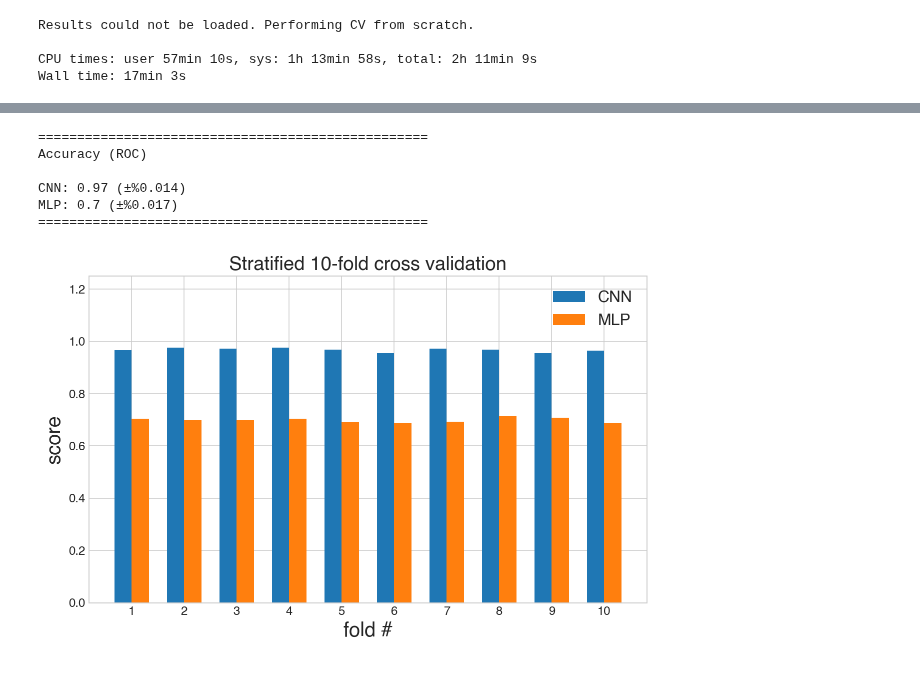
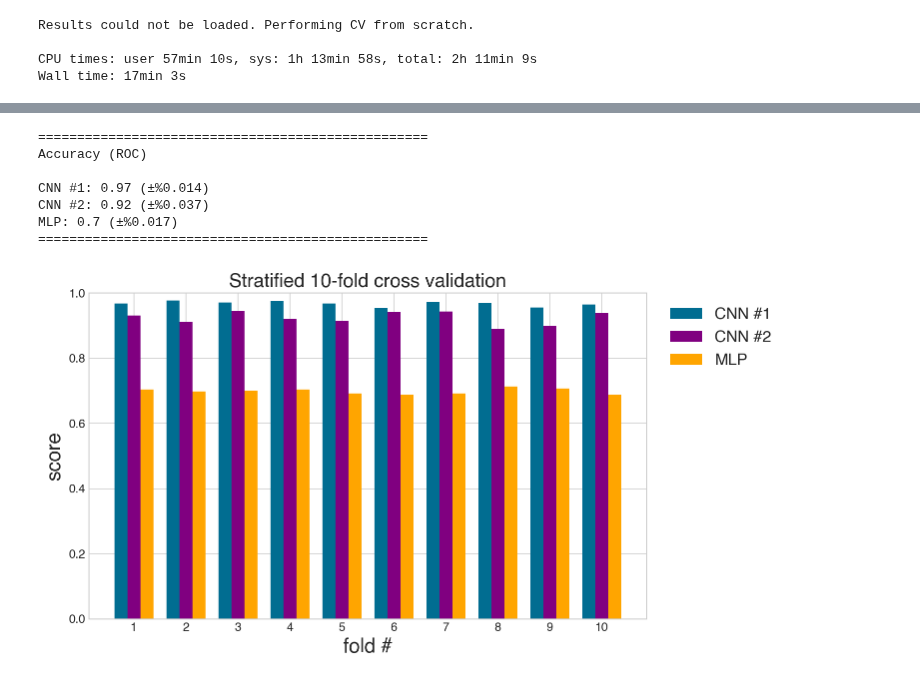
Before and after one commit to SMU-ML-2017/Project7, a Jupyter notebook: Project7.ipynb, the cells around one changed output, grey strips where cells are left out. Saved outputs shown, nothing was run; the diff lists cells and outputs as text; code cells hidden in the pictures.

Commit message:
Most visualization + CNN 2 processing done

```diff
--- a/Project7.ipynb
+++ b/Project7.ipynb
@@ -628,3 +606,37 @@ plt.title('CNN: Binary accuracy by epoch (all folds)');
+# %%
+cnn2_params = dict(
+    input_shape=image_size,
+
+    n_filters=[32,64,64,128],
+    dense_sizes=[128,128,128,128],
+
+    output_size=2,
+
+    loss='binary_crossentropy',
+    optimizer='Nadam',
+    metrics=['binary_accuracy'],
+
+    batch_size=32,
+    epochs=40,
+    shuffle=True,
+    verbose=0,
+    epoch_callback=None # do not remove
+)
+# %%
+import os.path
+archive_name = 'cnn2_cv_result_50k_50_50_10f_roc.npz'
+archive_exists = os.path.isfile(archive_name)
+
+if not archive_exists:
+    print('Results could not be loaded. Performing CV from scratch.')
+    cnn2_scores, cnn2_nets = cv.run(ConvolutionalNeuralNet, cnn2_params, data, target)
+    cnn2_accs = CrossValidation.get_logs_from_nets(cnn2_nets, 'binary_accuracy')
+    np.savez(archive_name, scores=cnn2_scores, accs=cnn2_accs)
+else:
+    print('Archived results found on disk. Reloading.')
+    print(f'(to perform CV from scratch, delete {archive_name})')
+    ds = np.load(archive_name)
+    cnn2_scores, cnn2_accs = ds['scores'], ds['accs']
 # %% [markdown]
 # MLP Comparison
 # %%
@@ -663,12 +678,16 @@ Accuracy (ROC): 0.70 (±0.02)
 # %%
-graph_cv_compare(scores, mlp_scores, ['CNN', 'MLP'])
+graph_cv_compare([scores, cnn2_scores, mlp_scores],
+    names=['CNN #1', 'CNN #2', 'MLP'],
+    colors=['#016d91', 'purple', 'orange']
+)
 # %% [output]
 ==================================================
 Accuracy (ROC)
 
-CNN: 0.97 (±%0.014)
+CNN #1: 0.97 (±%0.014)
+CNN #2: 0.92 (±%0.037)
 MLP: 0.7 (±%0.017)
 ==================================================
-[figure, old version]
+[figure, new version]
 # %%
 sess.close()
```
Also changed, not shown: parts of 11 cells of this notebook, 1 other file.
